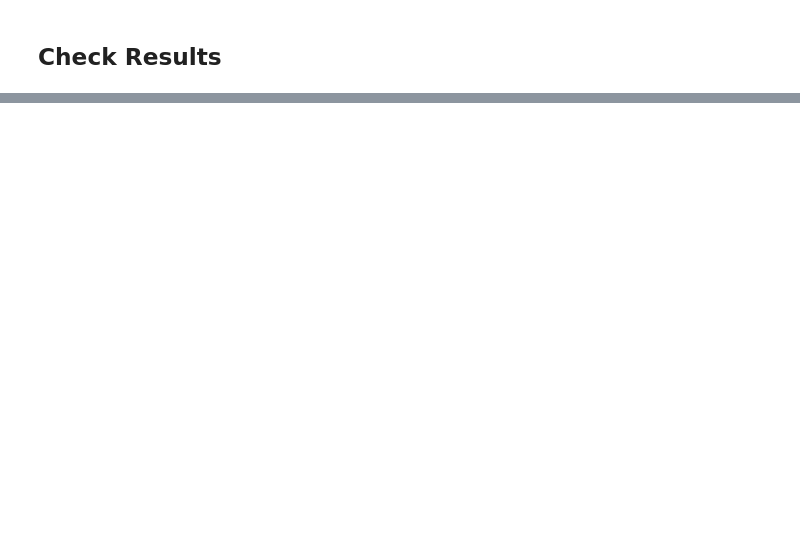
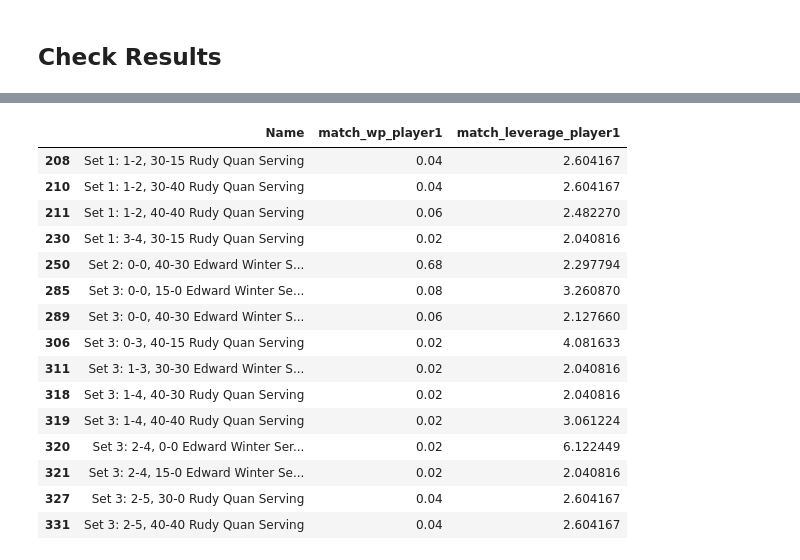
Before and after one commit to bruin-tennis-consulting/analytics, a Jupyter notebook: models/leverage_index.ipynb, the cells around one changed output, grey strips where cells are left out. Saved outputs shown, nothing was run; the diff lists cells and outputs as text; code cells hidden in the pictures; blank space fills up the shorter version.

```diff
--- a/models/leverage_index.ipynb
+++ b/models/leverage_index.ipynb
@@ -309,0 +274,22 @@ data[['Name', 'is_break_point', 'match_wp_player1', 'match_leverage_player1']].h
+# %%
+# Some of these leverages are interesting, e.g. point 320 w/ leverage of 6.12 but at game score 0-0
+    # may need to redefine leverage scaling / metric
+    # may also need to increase # simulation once job is parallelized
+data.loc[data['match_leverage_player1'] > 2, ['Name', 'match_wp_player1', 'match_leverage_player1']]
+# %% [output]
+|  | Name | match_wp_player1 | match_leverage_player1 |
+| 208 | Set 1: 1-2, 30-15 Rudy Quan Serving | 0.04 | 2.604167 |
+| 210 | Set 1: 1-2, 30-40 Rudy Quan Serving | 0.04 | 2.604167 |
+| 211 | Set 1: 1-2, 40-40 Rudy Quan Serving | 0.06 | 2.482270 |
+| 230 | Set 1: 3-4, 30-15 Rudy Quan Serving | 0.02 | 2.040816 |
+| 250 | Set 2: 0-0, 40-30 Edward Winter S... | 0.68 | 2.297794 |
+| 285 | Set 3: 0-0, 15-0 Edward Winter Se... | 0.08 | 3.260870 |
+| 289 | Set 3: 0-0, 40-30 Edward Winter S... | 0.06 | 2.127660 |
+| 306 | Set 3: 0-3, 40-15 Rudy Quan Serving | 0.02 | 4.081633 |
+| 311 | Set 3: 1-3, 30-30 Edward Winter S... | 0.02 | 2.040816 |
+| 318 | Set 3: 1-4, 40-30 Rudy Quan Serving | 0.02 | 2.040816 |
+| 319 | Set 3: 1-4, 40-40 Rudy Quan Serving | 0.02 | 3.061224 |
+| 320 | Set 3: 2-4, 0-0 Edward Winter Ser... | 0.02 | 6.122449 |
+| 321 | Set 3: 2-4, 15-0 Edward Winter Se... | 0.02 | 2.040816 |
+| 327 | Set 3: 2-5, 30-0 Rudy Quan Serving | 0.04 | 2.604167 |
+| 331 | Set 3: 2-5, 40-40 Rudy Quan Serving | 0.04 | 2.604167 |
```
Also changed, not shown: parts of 11 cells of this notebook, 5 other files.
